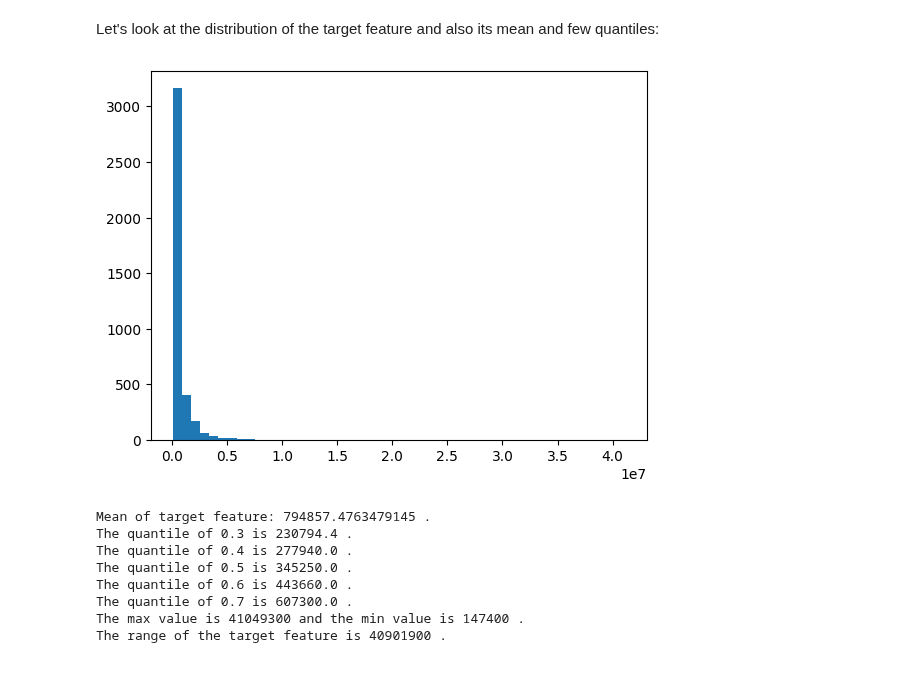
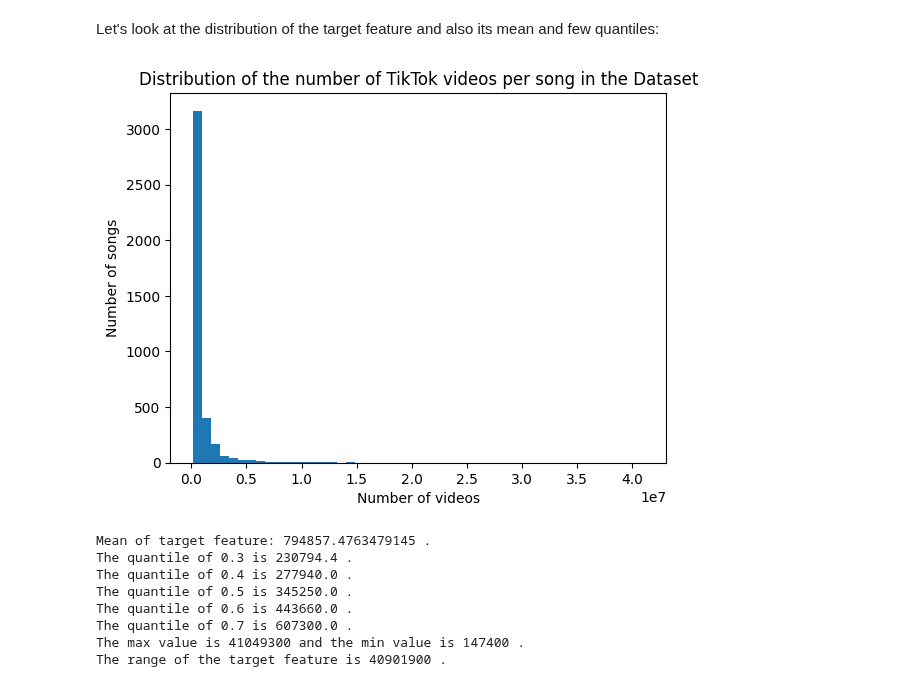
Before and after one commit to omersideman/ai-project, a Jupyter notebook: notebooks/simple_classifiers.ipynb, the cells around one changed output. Saved outputs shown, nothing was run; the diff lists cells and outputs as text; code cells hidden in the pictures.

```diff
--- a/notebooks/simple_classifiers.ipynb
+++ b/notebooks/simple_classifiers.ipynb
@@ -56,10 +56,13 @@ Let's look at the distribution of the target feature and also its mean and few q
 # %%
 import matplotlib.pyplot as plt
 
 plt.hist(y, bins=50)
+plt.title("Distribution of the number of TikTok videos per song in the Dataset")
+plt.xlabel("Number of videos")
+plt.ylabel("Number of songs")
 plt.show()
 # %% [output]
-[figure, old version]
+[figure, new version]
 # %%
 p = [0.3,0.4,0.5,0.6,0.7]
 q = np.quantile(y, p)
```
Also changed, not shown: parts of 32 cells of this notebook, 7 other files.
